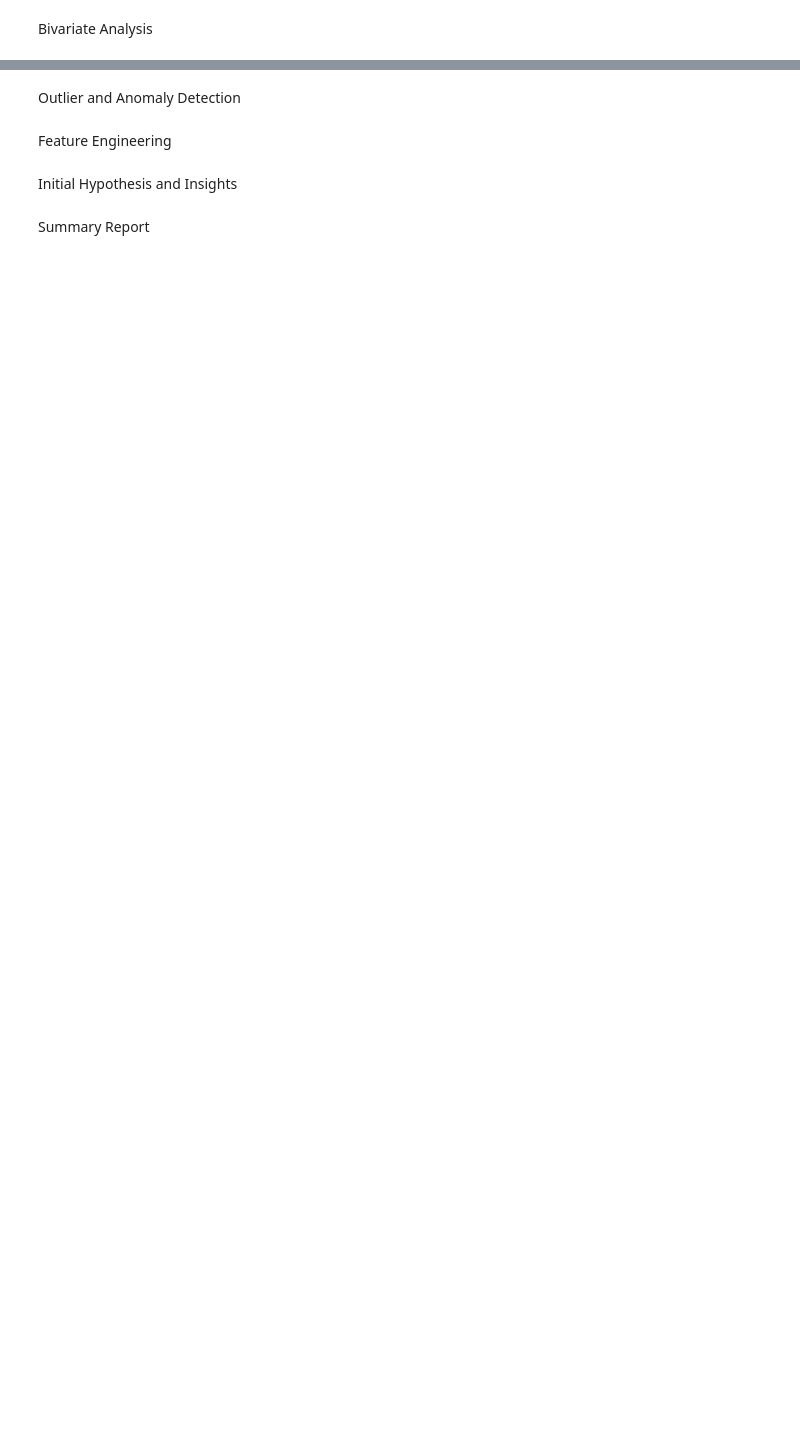
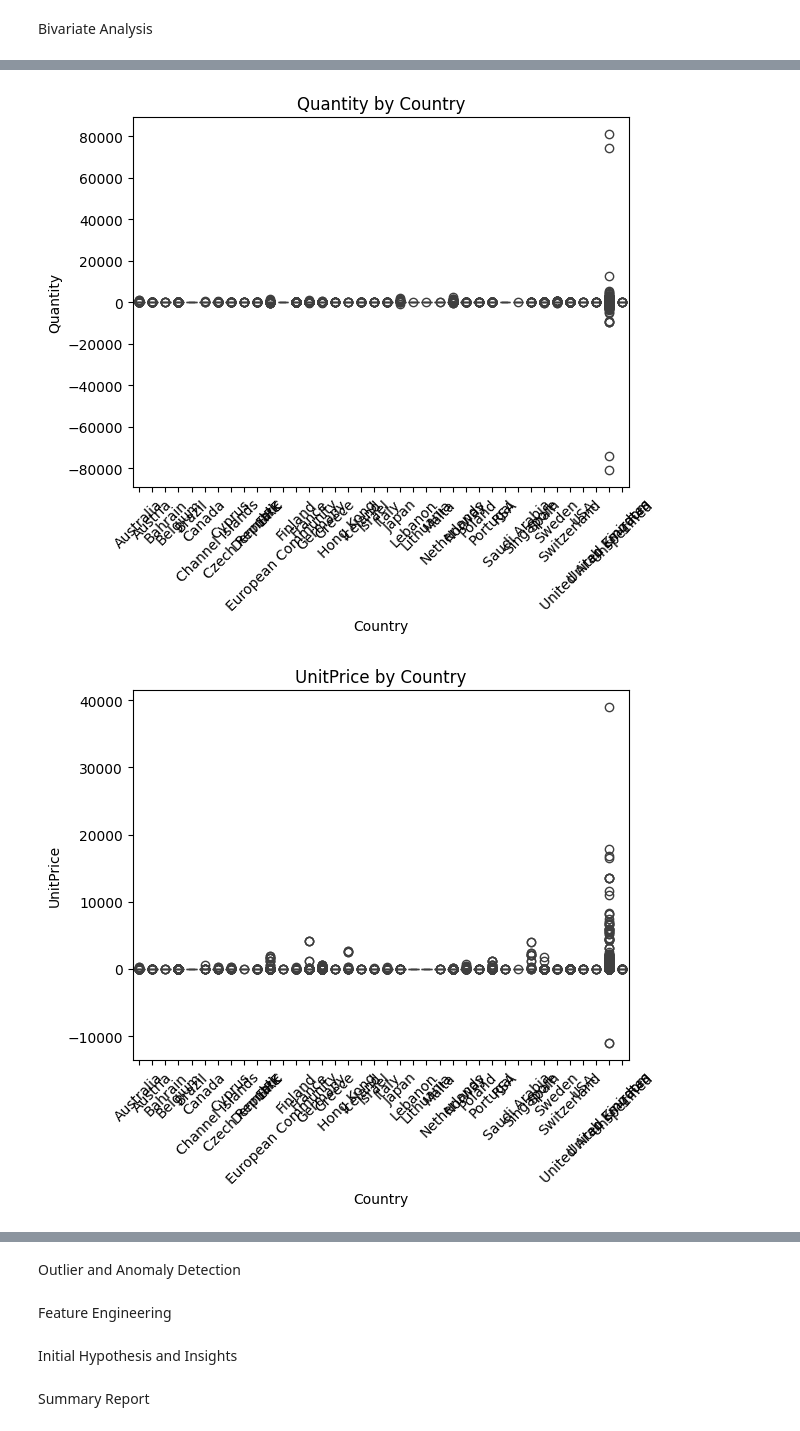
Before and after one commit to theozel-john-bringino/ml-projects-portfolio, a Jupyter notebook: exploratory_data_analysis/e-commerce_data/e-commerce_data_eda.ipynb, the cells around one changed output, grey strips where cells are left out. Drawn from its saved outputs; the diff is of its cells as text; code cells hidden in the pictures; blank space fills up the shorter version.

```diff
--- a/exploratory_data_analysis/e-commerce_data/e-commerce_data_eda.ipynb
+++ b/exploratory_data_analysis/e-commerce_data/e-commerce_data_eda.ipynb
@@ -165,0 +174,12 @@ Bivariate Analysis
+# %%
+# Check categorical variables with few unique values
+for i in categorical_cols:
+    if data_df[i].nunique() <= 50:
+        for n in numeric_cols:
+            sns.boxplot(data=data_df, x=i, y=n)
+            plt.title(f'{n} by {i}')
+            plt.xticks(rotation=45)
+            plt.show()
+# %% [output]
+[figure, added]
+[figure, added]
```
Also changed, not shown: parts of 17 cells of this notebook.
